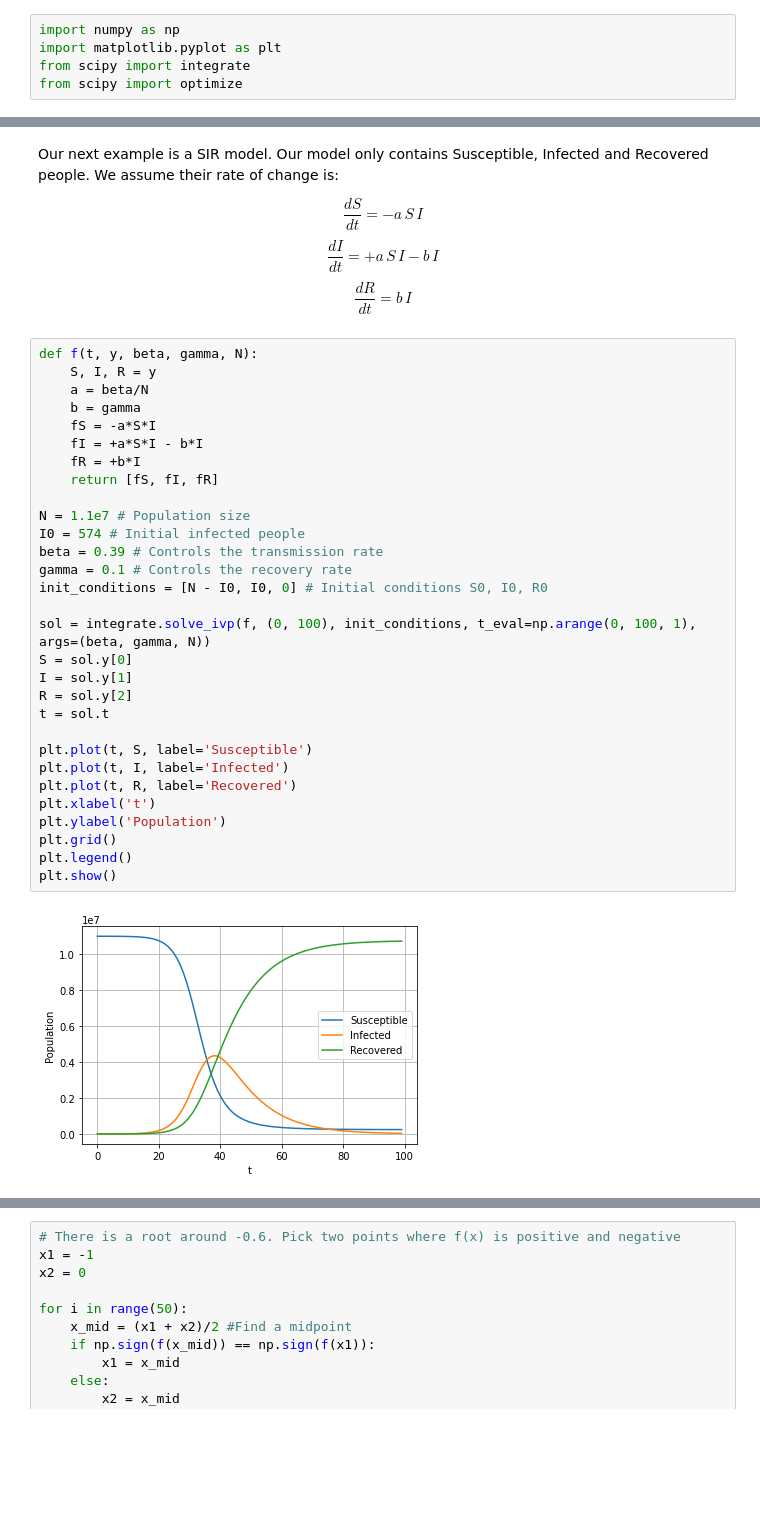
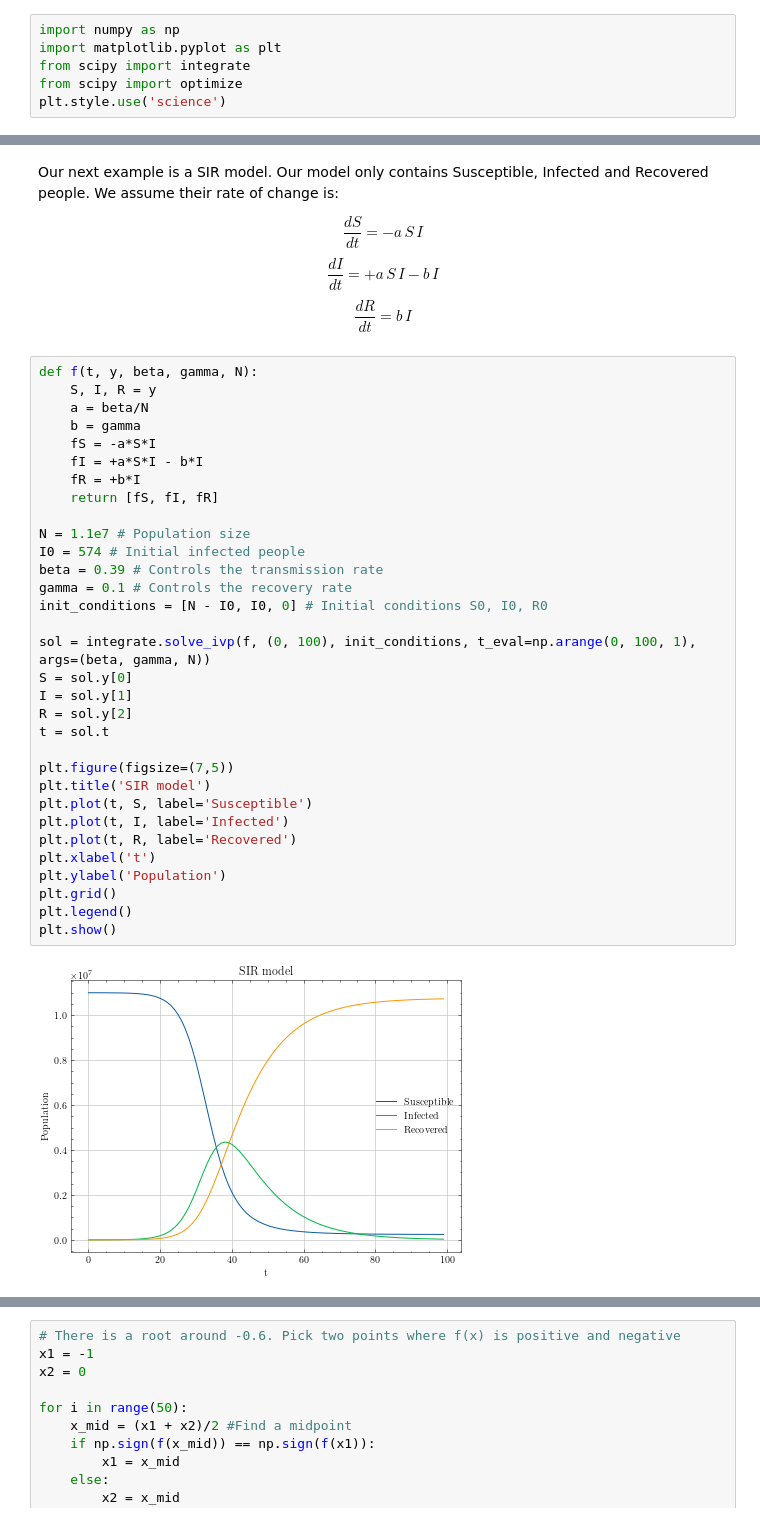
Before and after one commit to franklinzppa/studies-physics, a Jupyter notebook: math-tools.ipynb, the cells around one changed output, grey strips where cells are left out. Drawn from its saved outputs; the diff is of its cells as text; blank space fills up the shorter version.

```diff
--- a/math-tools.ipynb
+++ b/math-tools.ipynb
@@ -3,6 +3,7 @@ import numpy as np
 import matplotlib.pyplot as plt
 from scipy import integrate
 from scipy import optimize
+plt.style.use('science')
 # %% [markdown]
 # Linear Least Squares Fit
 
@@ -142,32 +154,34 @@ $$ \frac{dR}{dt} = b \, I$$
 def f(t, y, beta, gamma, N):
     S, I, R = y
     a = beta/N
     b = gamma
     fS = -a*S*I
     fI = +a*S*I - b*I
     fR = +b*I
     return [fS, fI, fR]
 
 N = 1.1e7 # Population size
 I0 = 574 # Initial infected people
 beta = 0.39 # Controls the transmission rate
 gamma = 0.1 # Controls the recovery rate
 init_conditions = [N - I0, I0, 0] # Initial conditions S0, I0, R0
 
 sol = integrate.solve_ivp(f, (0, 100), init_conditions, t_eval=np.arange(0, 100, 1), args=(beta, gamma, N))
 S = sol.y[0]
 I = sol.y[1]
 R = sol.y[2]
 t = sol.t
 
+plt.figure(figsize=(7,5))
+plt.title('SIR model')
 plt.plot(t, S, label='Susceptible')
 plt.plot(t, I, label='Infected')
 plt.plot(t, R, label='Recovered')
 plt.xlabel('t')
 plt.ylabel('Population')
 plt.grid()
 plt.legend()
 plt.show()
 # %% [output]
-[figure, old version]
+[figure, new version]
 # %% [markdown]
```
Also changed, not shown: parts of 11 cells of this notebook.
